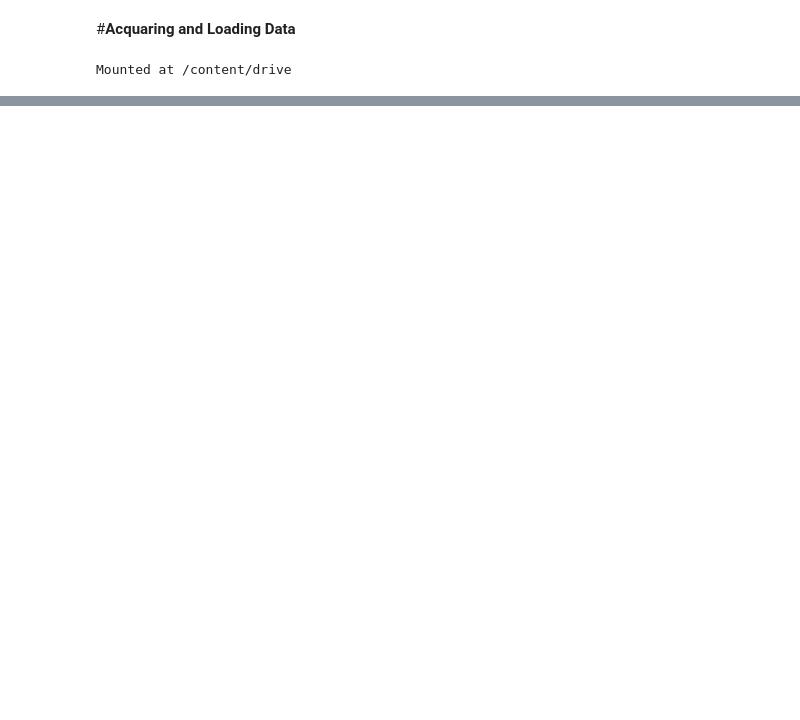
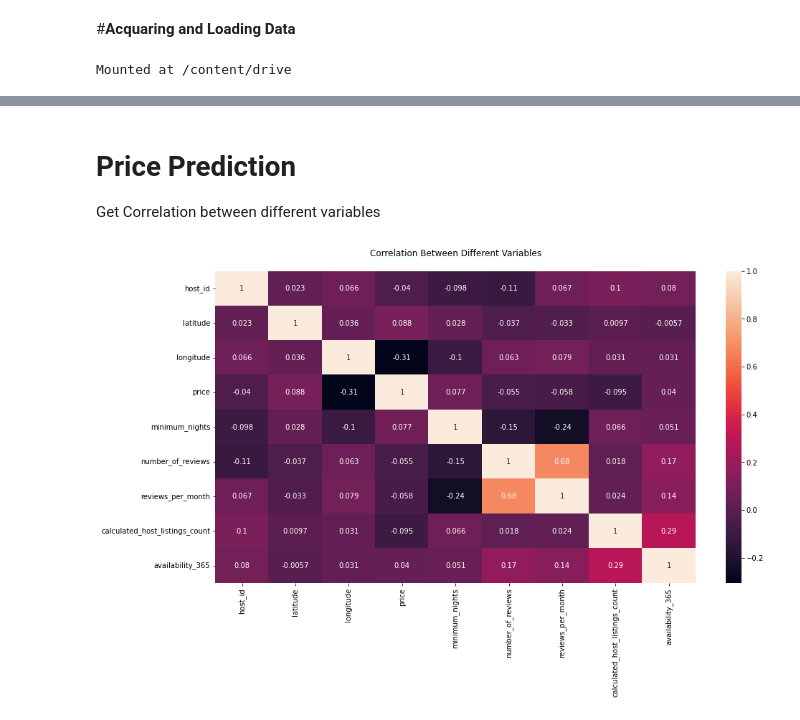
Before and after one commit to Deeksha-Data-Scientist/Airbnb-Bookings-Analysis, a Jupyter notebook: Airbnb_Bookings_Analysis_Capstone_Project.ipynb, the cells around one changed output, grey strips where cells are left out. Cells and saved outputs as stored; diff of their text form; code cells hidden in the pictures; blank space fills up the shorter version.

```diff
--- a/Airbnb_Bookings_Analysis_Capstone_Project.ipynb
+++ b/Airbnb_Bookings_Analysis_Capstone_Project.ipynb
@@ -116,0 +343,11 @@ Index(['name', 'host_id', 'neighbourhood_group', 'neighbourhood', 'latitude',
+# %% [markdown]
+# Price Prediction
+Get Correlation between different variables
+# %%
+corr = df.corr(method='kendall')
+plt.figure(figsize=(15,8))
+plt.title("Correlation Between Different Variables\n")
+sns.heatmap(corr, annot=True)
+plt.show()
+# %% [output]
+[figure, added]
```
Also changed, not shown: parts of 72 cells of this notebook.
